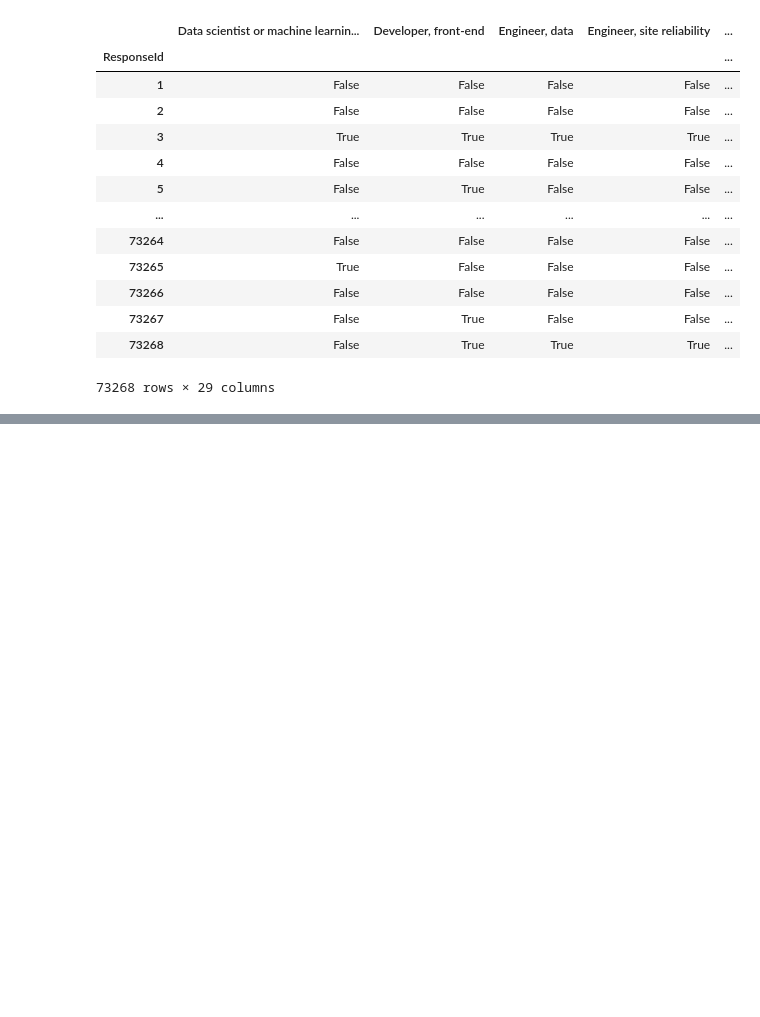
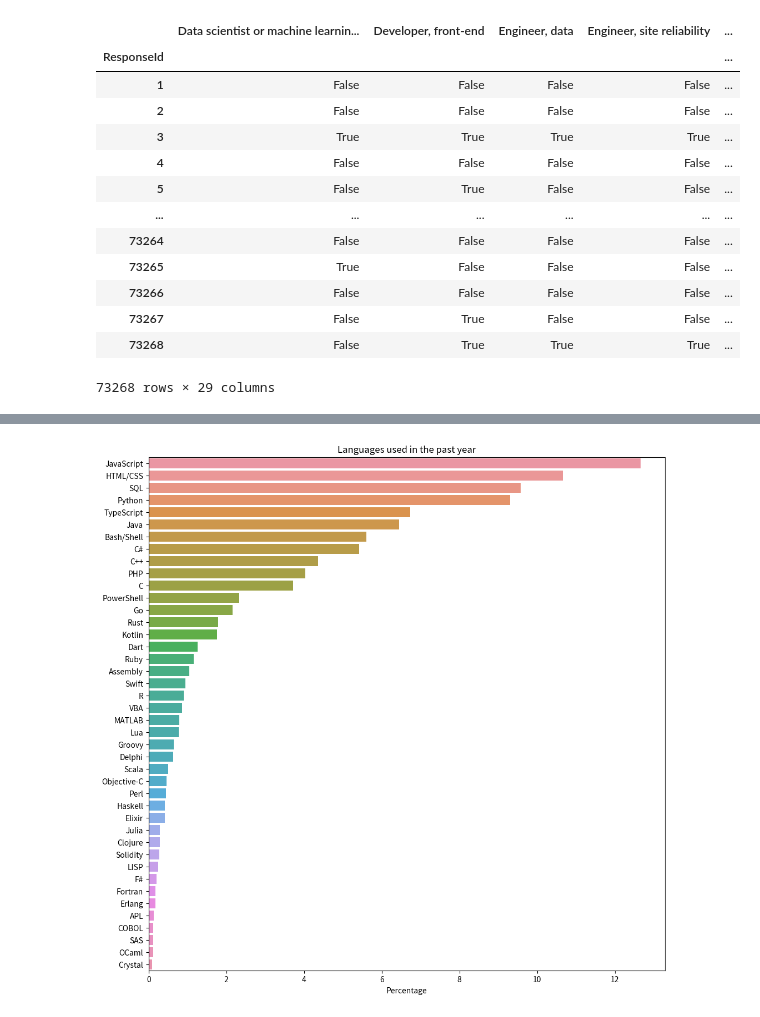
Before and after one commit to duck1won/pythonbasic, a Jupyter notebook: Matplotlib/Matploilb_basic_03(seaborn02).ipynb, the cells around one changed output, grey strips where cells are left out. Saved outputs shown, nothing was run; the diff lists cells and outputs as text; code cells hidden in the pictures; blank space fills up the shorter version.

```diff
--- a/Matplotlib/Matploilb_basic_03(seaborn02).ipynb
+++ b/Matplotlib/Matploilb_basic_03(seaborn02).ipynb
@@ -739,0 +795,14 @@ Index(['DevType'], dtype='object')
+# %%
+survey_df['LanguageHaveWorkedWith']
+data4 = split_multicolumn(survey_df['LanguageHaveWorkedWith'])
+data5 = data4.sum().sort_values(ascending=False)
+Languages_percentage = (100/(data5.sum() / data5)).sort_values(ascending=False)
+
+plt.figure(figsize=(12,12))
+plt.title("Languages used in the past year")
+plt.xlabel("Percentage")
+plt.ylabel(None)
+sns.barplot(x=Languages_percentage,y=Languages_percentage.index)
+plt.show()
+# %% [output]
+[figure, added]
```
Also changed, not shown: parts of 35 cells of this notebook.
